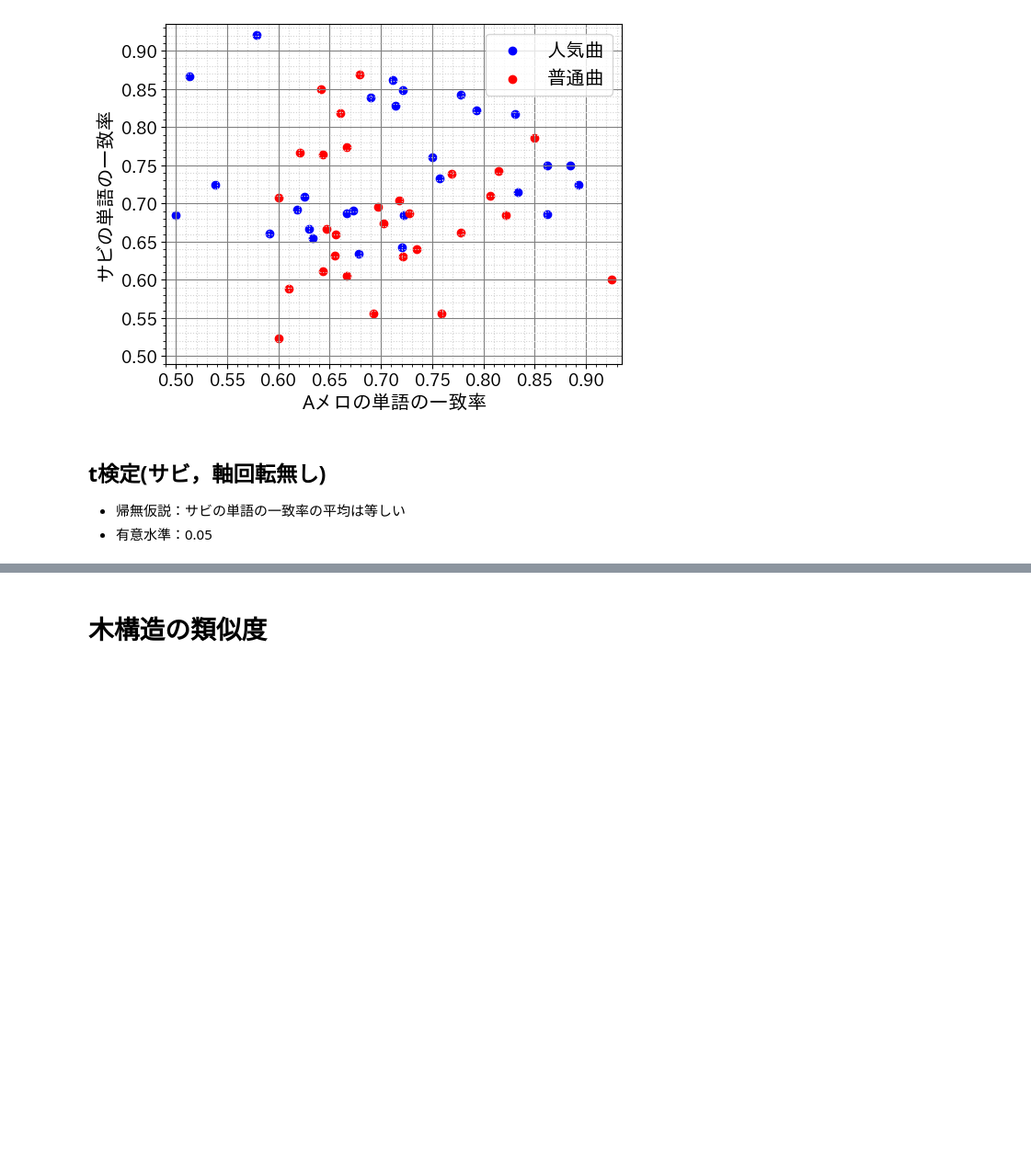
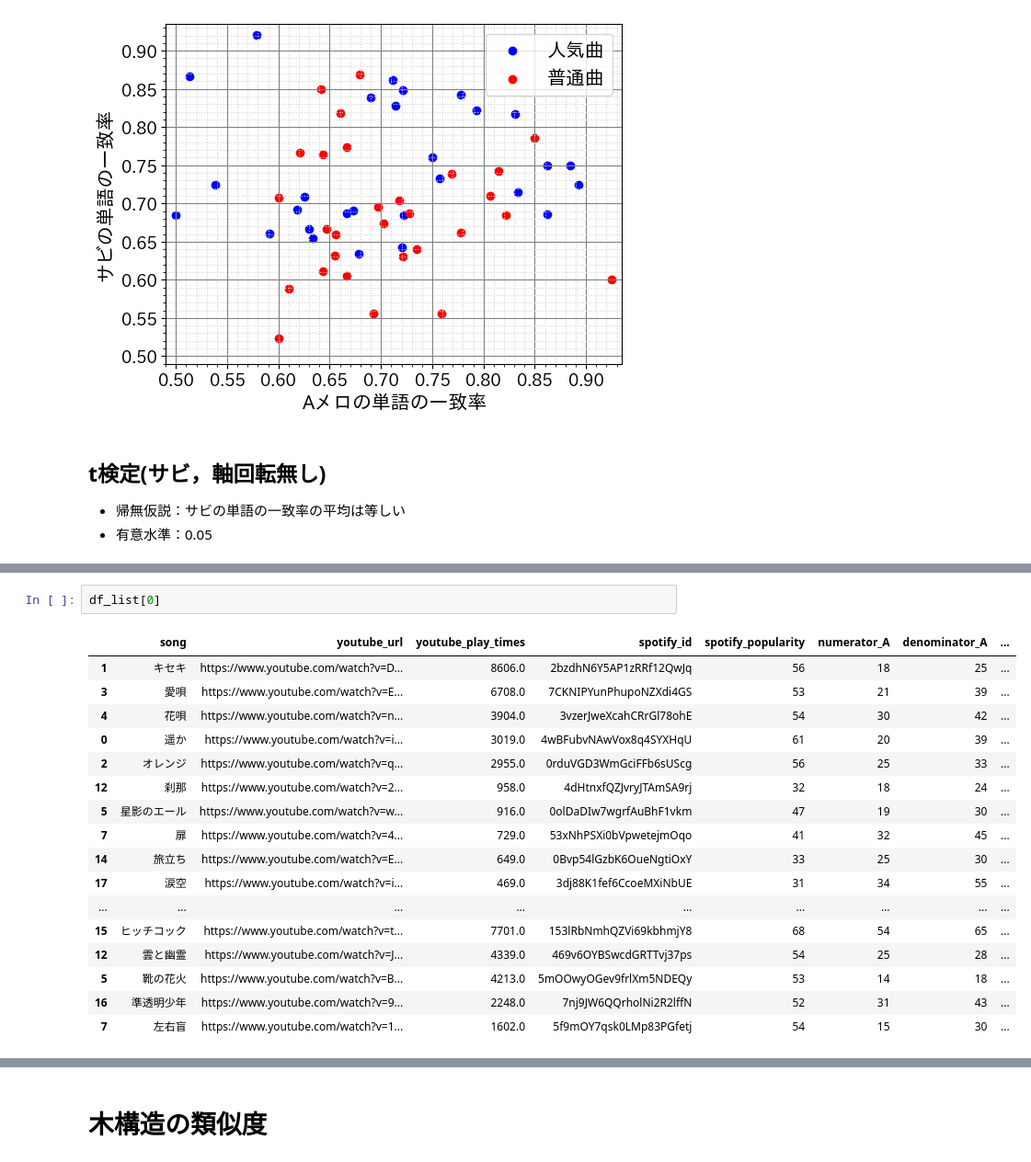
Before and after one commit to tsubasasugawara/lyrics_melody_analyzer, a Jupyter notebook: notebooks/ALL.ipynb, the cells around one changed output, grey strips where cells are left out. Shown at 92% size. Saved outputs shown, nothing was run; the diff lists cells and outputs as text; blank space fills up the shorter version.

```diff
--- a/notebooks/ALL.ipynb
+++ b/notebooks/ALL.ipynb
@@ -201,3 +196,23 @@ unpop_youtube = sorted_rates[center:]
 stats.ttest_ind(df_list[0][RATE_S], df_list[1][RATE_S], equal_var=False)
 # %% [output]
 TtestResult(statistic=2.701937243865395, pvalue=0.009155364566255262, df=54.84569639840552)
+# %%
+df_list[0]
+# %% [output]
+|  | song | youtube_url | youtube_play_times | spotify_id | spotify_popularity | numerator_A | denominator_A | ... |
+| 1 | キセキ | https://www.youtube.com/watch?v=D... | 8606.0 | 2bzdhN6Y5AP1zRRf12QwJq | 56 | 18 | 25 | ... |
+| 3 | 愛唄 | https://www.youtube.com/watch?v=E... | 6708.0 | 7CKNIPYunPhupoNZXdi4GS | 53 | 21 | 39 | ... |
+| 4 | 花唄 | https://www.youtube.com/watch?v=n... | 3904.0 | 3vzerJweXcahCRrGl78ohE | 54 | 30 | 42 | ... |
+| 0 | 遥か | https://www.youtube.com/watch?v=i... | 3019.0 | 4wBFubvNAwVox8q4SYXHqU | 61 | 20 | 39 | ... |
+| 2 | オレンジ | https://www.youtube.com/watch?v=q... | 2955.0 | 0rduVGD3WmGciFFb6sUScg | 56 | 25 | 33 | ... |
+| 12 | 刹那 | https://www.youtube.com/watch?v=2... | 958.0 | 4dHtnxfQZJvryJTAmSA9rj | 32 | 18 | 24 | ... |
+| 5 | 星影のエール | https://www.youtube.com/watch?v=w... | 916.0 | 0olDaDIw7wgrfAuBhF1vkm | 47 | 19 | 30 | ... |
+| 7 | 扉 | https://www.youtube.com/watch?v=4... | 729.0 | 53xNhPSXi0bVpwetejmOqo | 41 | 32 | 45 | ... |
+| 14 | 旅立ち | https://www.youtube.com/watch?v=E... | 649.0 | 0Bvp54lGzbK6OueNgtiOxY | 33 | 25 | 30 | ... |
+| 17 | 涙空 | https://www.youtube.com/watch?v=i... | 469.0 | 3dj88K1fef6CcoeMXiNbUE | 31 | 34 | 55 | ... |
+| ... | ... | ... | ... | ... | ... | ... | ... | ... |
+| 15 | ヒッチコック | https://www.youtube.com/watch?v=t... | 7701.0 | 153lRbNmhQZVi69kbhmjY8 | 68 | 54 | 65 | ... |
+| 12 | 雲と幽霊 | https://www.youtube.com/watch?v=J... | 4339.0 | 469v6OYBSwcdGRTTvj37ps | 54 | 25 | 28 | ... |
+| 5 | 靴の花火 | https://www.youtube.com/watch?v=B... | 4213.0 | 5mOOwyOGev9frlXm5NDEQy | 53 | 14 | 18 | ... |
+| 16 | 準透明少年 | https://www.youtube.com/watch?v=9... | 2248.0 | 7nj9JW6QQrholNi2R2lffN | 52 | 31 | 43 | ... |
+| 7 | 左右盲 | https://www.youtube.com/watch?v=1... | 1602.0 | 5f9mOY7qsk0LMp83PGfetj | 54 | 15 | 30 | ... |
```
Also changed, not shown: parts of 5 cells of this notebook, 3 other files.
